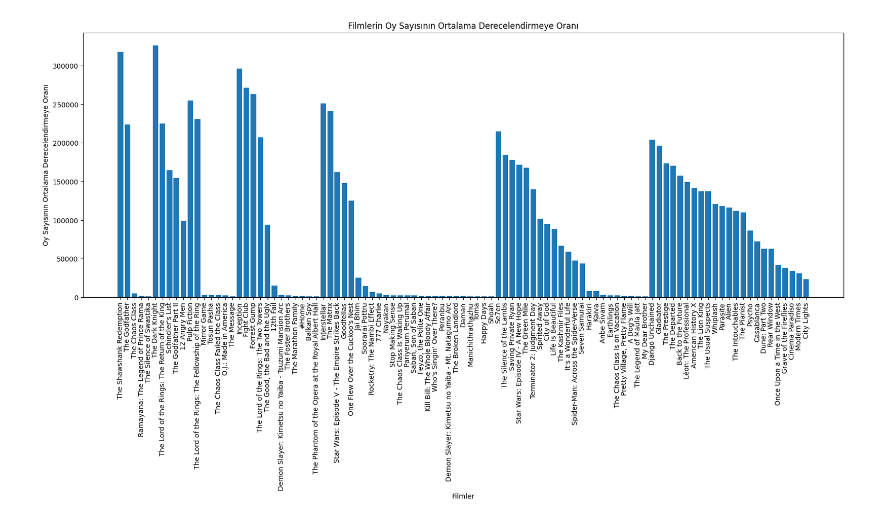
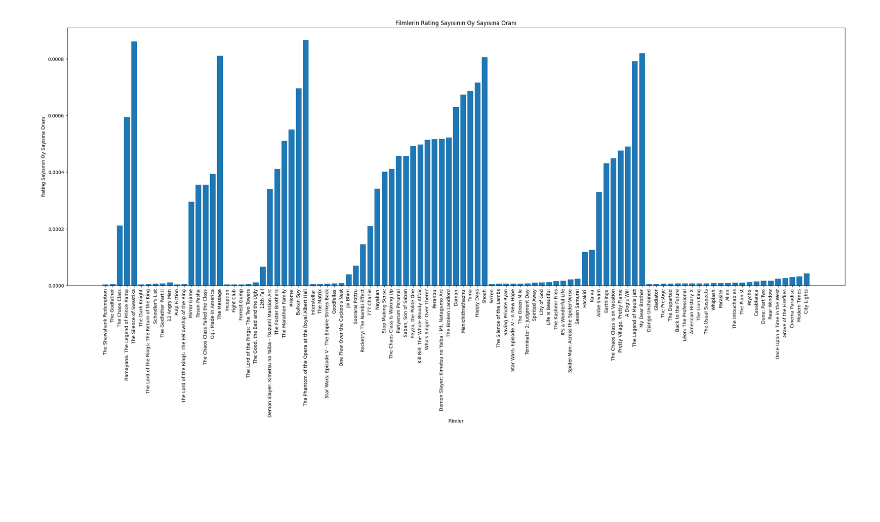
Before and after one commit to Dcanbolat/hu_bby261_2024, a Jupyter notebook: Movies.ipynb, the cells around one changed output. Saved outputs shown, nothing was run; the diff lists cells and outputs as text; code cells hidden in the pictures; blank space fills up the shorter version.

```diff
--- a/Movies.ipynb
+++ b/Movies.ipynb
@@ -22,0 +23,19 @@ plt.show()
+# %%
+import pandas as pd
+import matplotlib.pyplot as plt
+
+veriSeti = pd.read_csv('data.csv')
+filmler = veriSeti['Title']
+turler = veriSeti['Genres']
+rating = veriSeti['Average Rating']
+oySayisi = veriSeti['Num Votes']
+yil = veriSeti['Release Year']
+
+# Türlerine göre rating sayisi
+plt.figure(figsize=(30,10))  # Grafiğin boyutunu ayarlayın
+plt.bar(filmler, turler)
+plt.xlabel('Filmler')
+plt.ylabel('Türler')
+plt.title('Türlerine Göre Filmler')
+plt.xticks(rotation=90)  # Film isimlerinin dikey yazılması
+plt.show()
@@ -23,12 +44,12 @@ plt.show()
 # %%
-ortDerecelendirme = veriSeti['Num Votes'] / veriSeti['Average Rating']
+ratingOrani = veriSeti['Average Rating'] / veriSeti['Num Votes']
 
-plt.figure(figsize=(20, 7))  # Grafiğin boyutunu ayarlayın
-plt.bar(filmler, ortDerecelendirme)
+plt.figure(figsize=(30,10))  # Grafiğin boyutunu ayarlayın
+plt.bar(filmler, ratingOrani)
 plt.xlabel('Filmler')
-plt.ylabel('Oy Sayısının Ortalama Derecelendirmeye Oranı')
-plt.title('Filmlerin Oy Sayısının Ortalama Derecelendirmeye Oranı')
+plt.ylabel('Rating Sayısının Oy Sayısına Oranı')
+plt.title('Filmlerin Rating Sayısının Oy Sayısına Oranı')
 plt.xticks(rotation=90)  # Film isimlerinin dikey yazılması
 plt.show()
 # %% [output]
-[figure, old version]
+[figure, new version]
```
Also changed, not shown: parts of 3 cells of this notebook.
